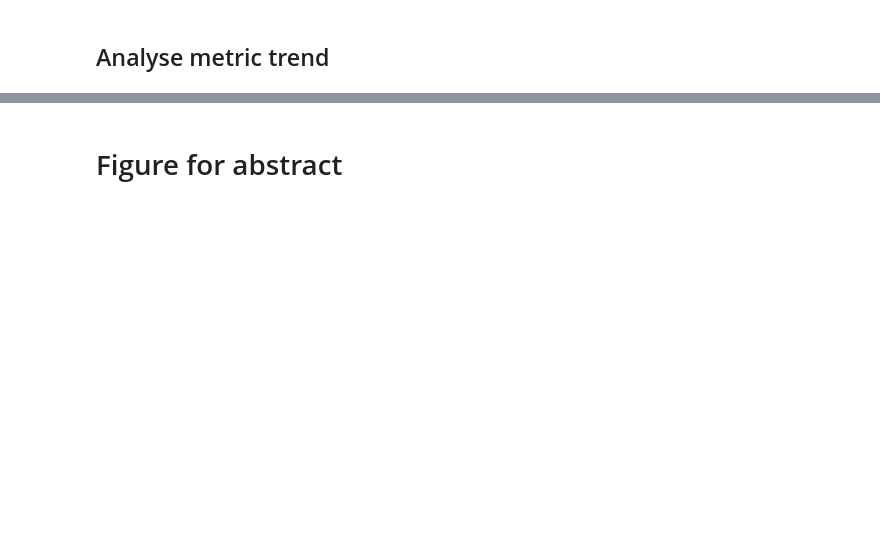
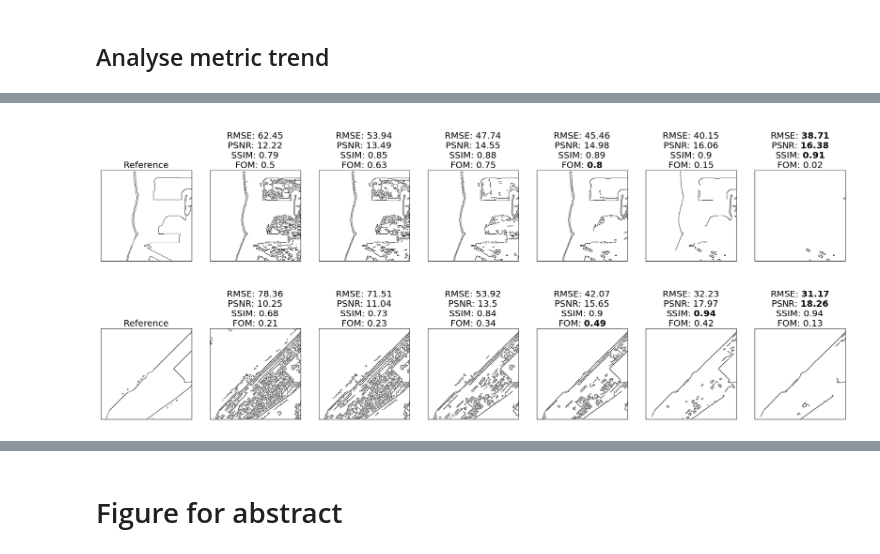
Before and after one commit to conorosully/edge-detection-metrics, a Jupyter notebook: src/comparison-metrics.ipynb, the cells around one changed output, grey strips where cells are left out. Saved outputs shown, nothing was run; the diff lists cells and outputs as text; code cells hidden in the pictures; blank space fills up the shorter version.

```diff
--- a/src/comparison-metrics.ipynb
+++ b/src/comparison-metrics.ipynb
@@ -345,0 +228,5 @@ plt.legend(title="Thresholds")
+# %%
+IDs = [15,22]
+viz.example_plots(IDs,save_path=save_path+"Figures/bad_examples.png")
+# %% [output]
+[figure, added]
```
Also changed, not shown: parts of 21 cells of this notebook, 1 other file.
